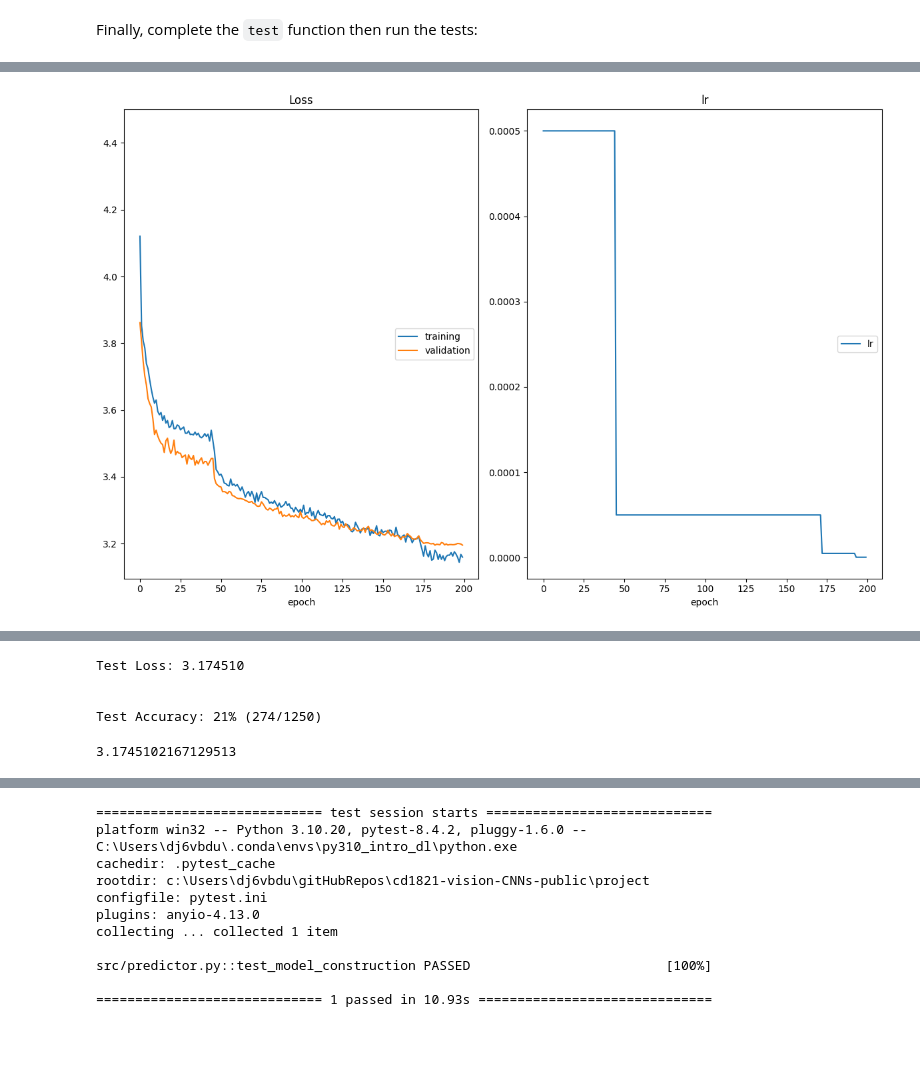
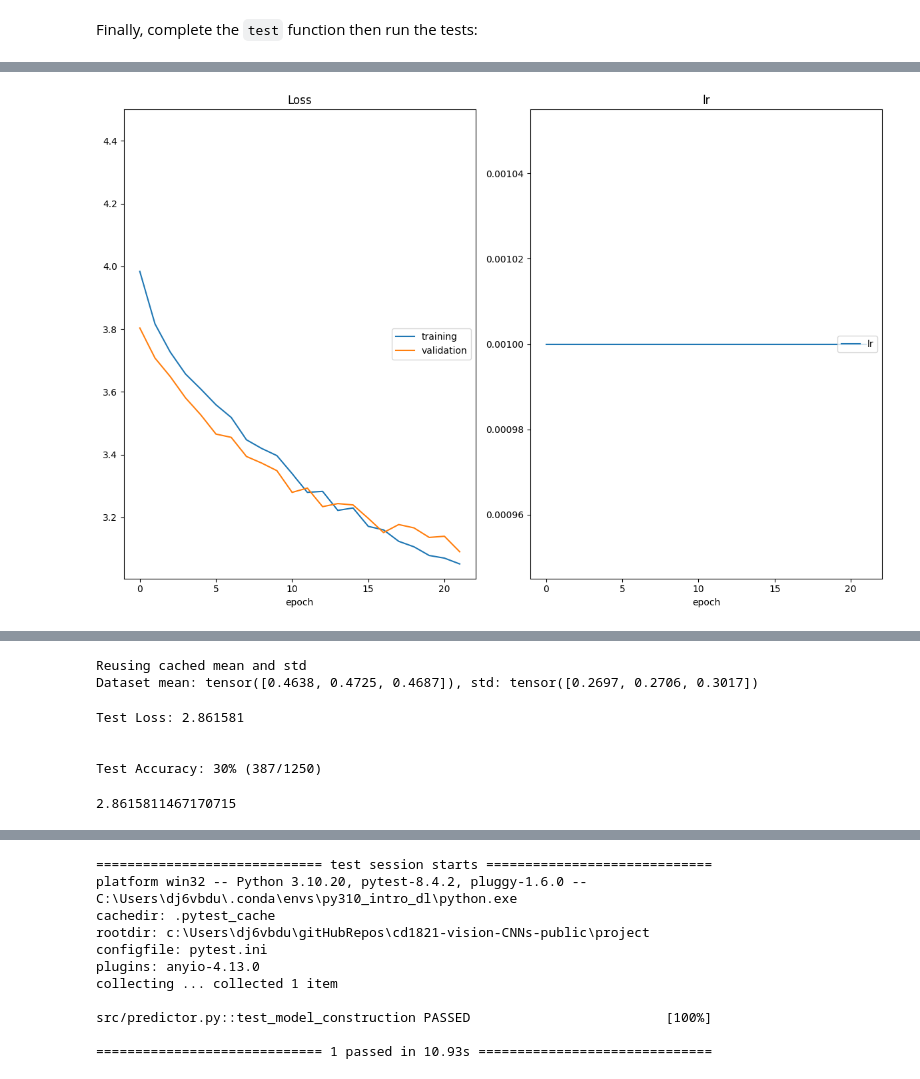
Before and after one commit to sam-khatab/cd1821-vision-CNNs-public, a Jupyter notebook: project/Project_Landmarks_Part1_CNNfromScratch__starter.ipynb, the cells around one changed output, grey strips where cells are left out. Drawn from its saved outputs; the diff is of its cells as text; code cells hidden in the pictures; blank space fills up the shorter version.

Commit message:
Adjusted model architecture to imporove accuracy. Ignoring .zip file in commit

```diff
--- a/project/Project_Landmarks_Part1_CNNfromScratch__starter.ipynb
+++ b/project/Project_Landmarks_Part1_CNNfromScratch__starter.ipynb
@@ -327,11 +323,11 @@ Alright, good job getting here! Now it's time to see if all our hard work pays o
 
 Let's start by defining a few hyperparameters. Feel free to experiment with different values and try to optimize your model:
 # %%
-batch_size = 128  # size of the minibatch for stochastic gradient descent (or Adam)
+batch_size = 64  # size of the minibatch for stochastic gradient descent (or Adam)
 valid_size = 0.2  # fraction of the training data to reserve for validation
 num_epochs = 200  # number of epochs for training
 num_classes = 50  # number of classes. Do not change this
-dropout = 0.7     # dropout for our model
-learning_rate = 0.0005  # Learning rate for SGD (or Adam)
+dropout = 0.4     # dropout for our model
+learning_rate = 0.001  # Learning rate for SGD (or Adam)
 opt = 'adam'      # optimizer. 'sgd' or 'adam'
-weight_decay = 0.05 # regularization. Increase this to combat overfitting
+weight_decay = 0.0001 # regularization. Increase this to combat overfitting
@@ -338,29 +365,44 @@ weight_decay = 0.05 # regularization. Increase this to combat overfitting
+# %%
+batch_size = 64  # size of the minibatch for stochastic gradient descent (or Adam)
+valid_size = 0.2  # fraction of the training data to reserve for validation
+num_epochs = 100  # number of epochs for training
+num_classes = 50  # number of classes. Do not change this
+dropout = 0.2     # dropout for our model
+learning_rate = 0.001  # Learning rate for SGD (or Adam)
+opt = 'sgd'      # optimizer. 'sgd' or 'adam'
+weight_decay = 0.0001 # regularization. Increase this to combat overfitting
 # %%
 from src.data import get_data_loaders
 from src.train import optimize
 from src.optimization import get_optimizer, get_loss
+from src import model
 from src.model import MyModel
+import torch
+import importlib
 
-# train the model
+importlib.reload(model) # reload the model module to get the changes we made to the model architecture
 data_loaders = get_data_loaders(batch_size=batch_size)
 model = MyModel(num_classes=num_classes, dropout=dropout)
+model._initialize_weights()
+#model.load_state_dict(torch.load('checkpoints/best_val_loss.pt')) # load the best model from previous training, you can comment this line to train from scratch
+
 
 optimizer = get_optimizer(
     model, learning_rate=learning_rate, optimizer=opt, weight_decay=weight_decay
 )
 loss = get_loss()
 
 optimize(
     data_loaders,
     model,
     optimizer,
     loss,
     n_epochs=num_epochs,
     save_path="checkpoints/best_val_loss.pt",
-    interactive_tracking=True
+    interactive_tracking=True,
 )
 # %% [output]
-[figure, old version]
+[figure, new version]
 # %% [markdown]
 ---
 ## <img src="static_images/icons/noun-advance-2109145.png" alt=">" style="width:50px"/> Step 6: testing against the Test Set
@@ -370,21 +412,27 @@ optimize(
 Run the code cell below to try out your model on the test dataset of landmark images. Ensure that your test accuracy is greater than 50%.
 # %%
 # load the model that got the best validation accuracy
+from src.data import get_data_loaders
+
 from src.train import one_epoch_test
 from src.model import MyModel
 from src.optimization import get_loss # to avoid re-initializing the model in one_epoch_test
 import torch
 
+data_loaders = get_data_loaders(batch_size=batch_size)
+
 loss = get_loss() # to avoid re-initializing the model in one_epoch_test
 model = MyModel(num_classes=num_classes, dropout=dropout)
 model.load_state_dict(torch.load('checkpoints/best_val_loss.pt'))
 one_epoch_test(data_loaders['test'], model, loss)
 # %% [output]
-Test Loss: 3.174510
-
-
-Test Accuracy: 21% (274/1250)
+Reusing cached mean and std
+Dataset mean: tensor([0.4638, 0.4725, 0.4687]), std: tensor([0.2697, 0.2706, 0.3017])
-3.1745102167129513
+Test Loss: 2.861581
+
+
+Test Accuracy: 30% (387/1250)
+2.8615811467170715
 # %% [markdown]
 ---
 ## <img src="static_images/icons/noun-advance-2109145.png" alt=">" style="width:50px"/> Step 7: Export using torchscript
```
Also changed, not shown: parts of 11 cells of this notebook, 1 other file.
